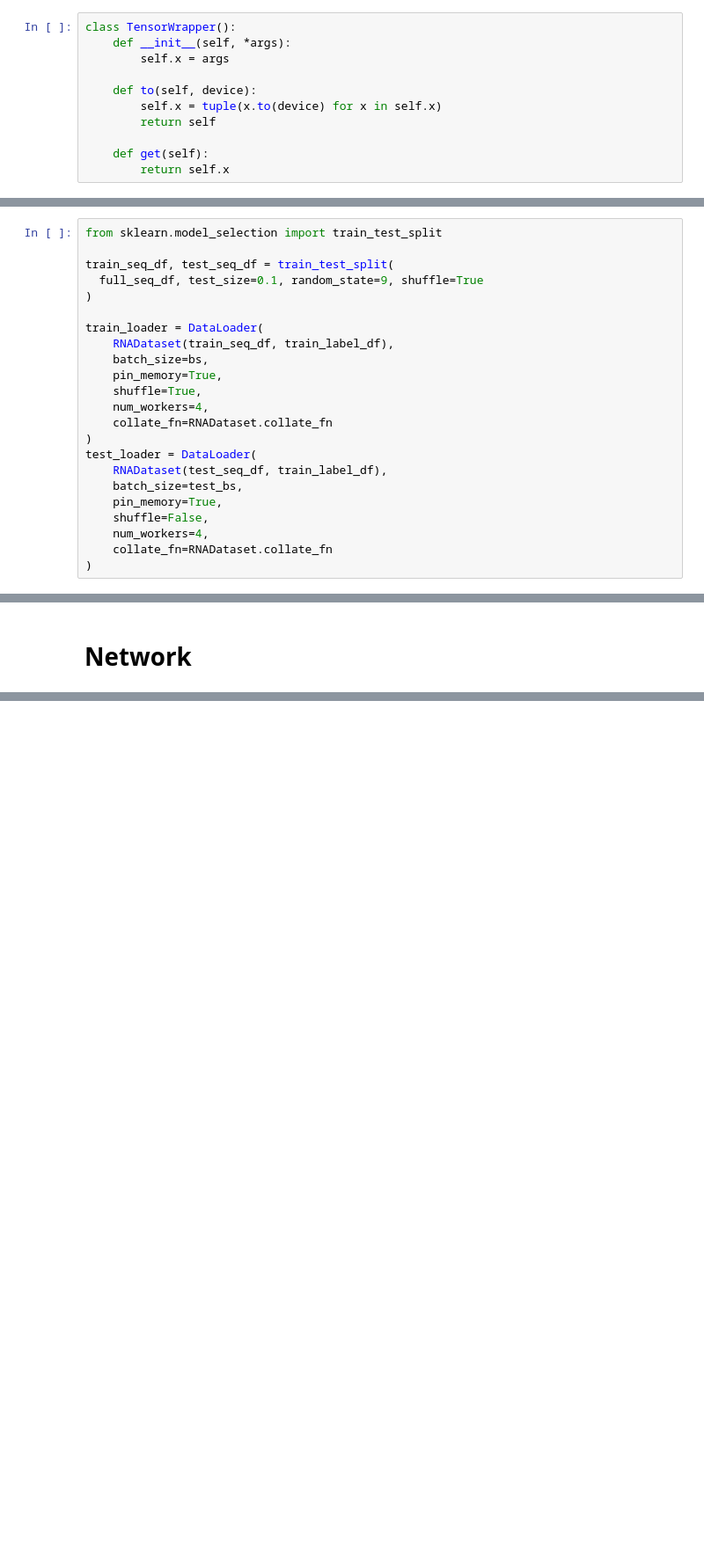
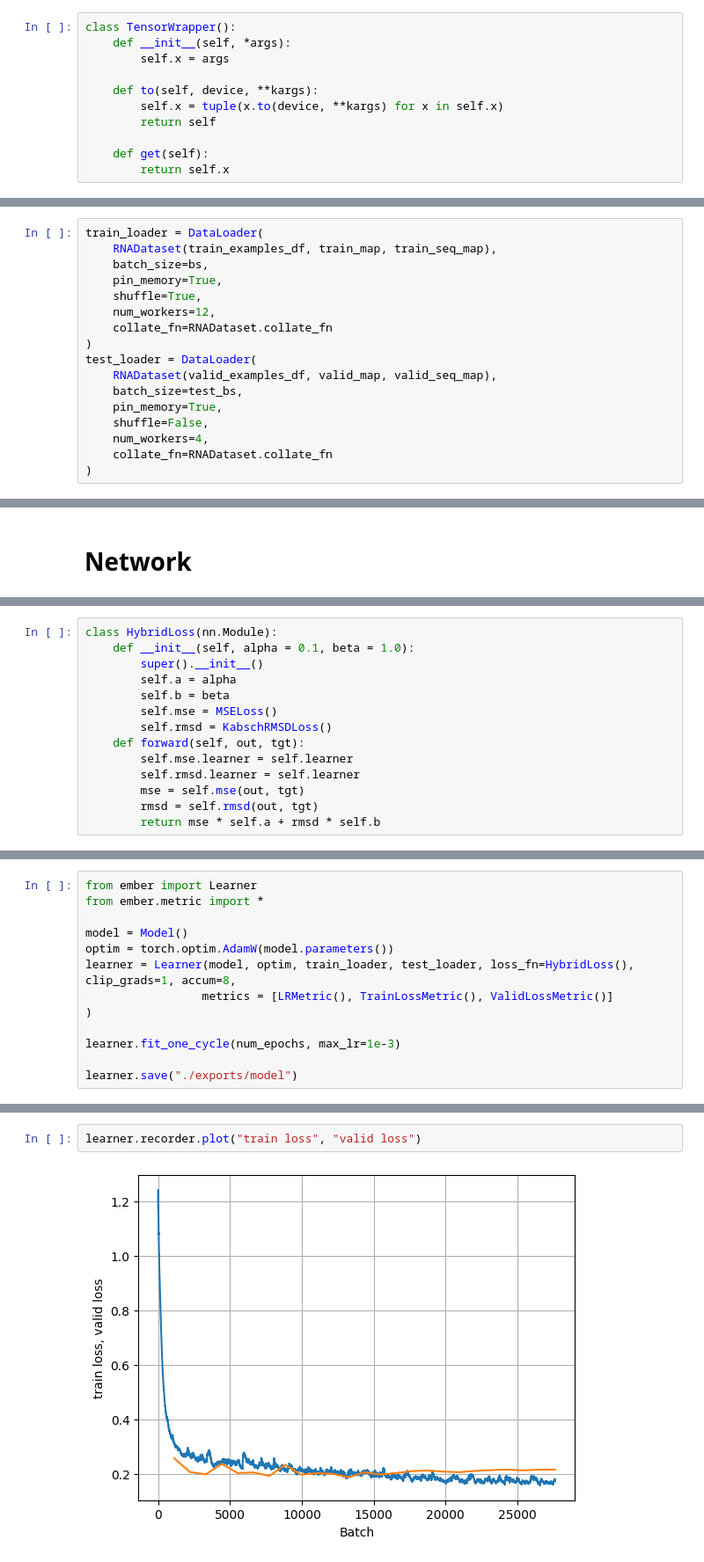
Before and after one commit to Quinniboi10/jupyter-hub, a Jupyter notebook: stanford-rna.ipynb, the cells around one changed output, grey strips where cells are left out. Shown at 88% size. Saved outputs shown, nothing was run; the diff lists cells and outputs as text; blank space fills up the shorter version.

```diff
--- a/stanford-rna.ipynb
+++ b/stanford-rna.ipynb
@@ -192,8 +271,8 @@ class TensorWrapper():
     def __init__(self, *args):
         self.x = args
 
-    def to(self, device):
-        self.x = tuple(x.to(device) for x in self.x)
+    def to(self, device, **kargs):
+        self.x = tuple(x.to(device, **kargs) for x in self.x)
         return self
 
     def get(self):
@@ -251,20 +361,14 @@ class RNADataset(Dataset):
 # %%
-from sklearn.model_selection import train_test_split
-
-train_seq_df, test_seq_df = train_test_split(
-  full_seq_df, test_size=0.1, random_state=9, shuffle=True
-)
-
 train_loader = DataLoader(
-    RNADataset(train_seq_df, train_label_df),
+    RNADataset(train_examples_df, train_map, train_seq_map),
     batch_size=bs,
     pin_memory=True,
     shuffle=True,
-    num_workers=4,
+    num_workers=12,
     collate_fn=RNADataset.collate_fn
 )
 test_loader = DataLoader(
-    RNADataset(test_seq_df, train_label_df),
+    RNADataset(valid_examples_df, valid_map, valid_seq_map),
     batch_size=test_bs,
     pin_memory=True,
     shuffle=False,
@@ -349,0 +500,14 @@ Found 20 train and 0 valid snapshots
+# %%
+class HybridLoss(nn.Module):
+    def __init__(self, alpha = 0.1, beta = 1.0):
+        super().__init__()
+        self.a = alpha
+        self.b = beta
+        self.mse = MSELoss()
+        self.rmsd = KabschRMSDLoss()
+    def forward(self, out, tgt):
+        self.mse.learner = self.learner
+        self.rmsd.learner = self.learner
+        mse = self.mse(out, tgt)
+        rmsd = self.rmsd(out, tgt)
+        return mse * self.a + rmsd * self.b
@@ -349,0 +516,13 @@ Found 20 train and 0 valid snapshots
+# %%
+from ember import Learner
+from ember.metric import *
+
+model = Model()
+optim = torch.optim.AdamW(model.parameters())
+learner = Learner(model, optim, train_loader, test_loader, loss_fn=HybridLoss(), clip_grads=1, accum=8,
+                 metrics = [LRMetric(), TrainLossMetric(), ValidLossMetric()]
+)
+
+learner.fit_one_cycle(num_epochs, max_lr=1e-3)
+
+learner.save("./exports/model")
@@ -349,0 +548,4 @@ Found 20 train and 0 valid snapshots
+# %%
+learner.recorder.plot("train loss", "valid loss")
+# %% [output]
+[figure, added]
```
Also changed, not shown: parts of 23 cells of this notebook, 4 other files.
